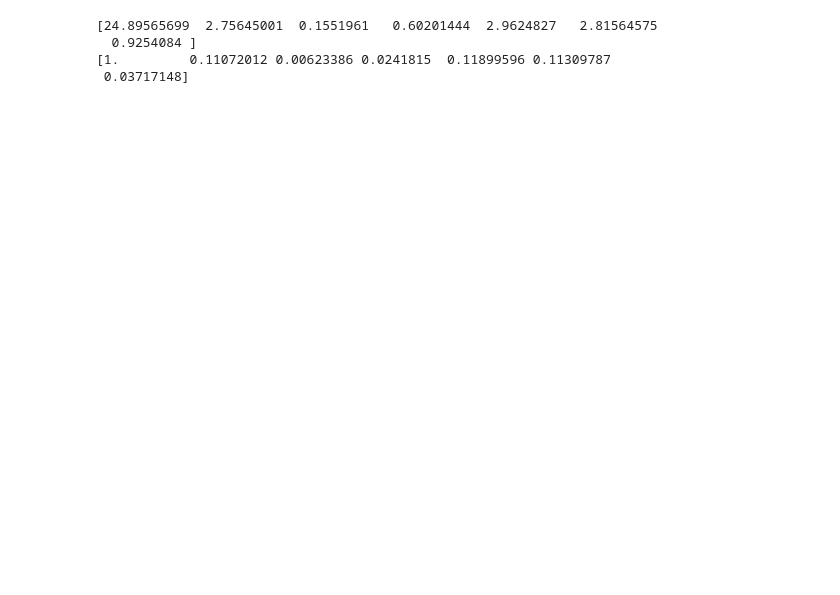
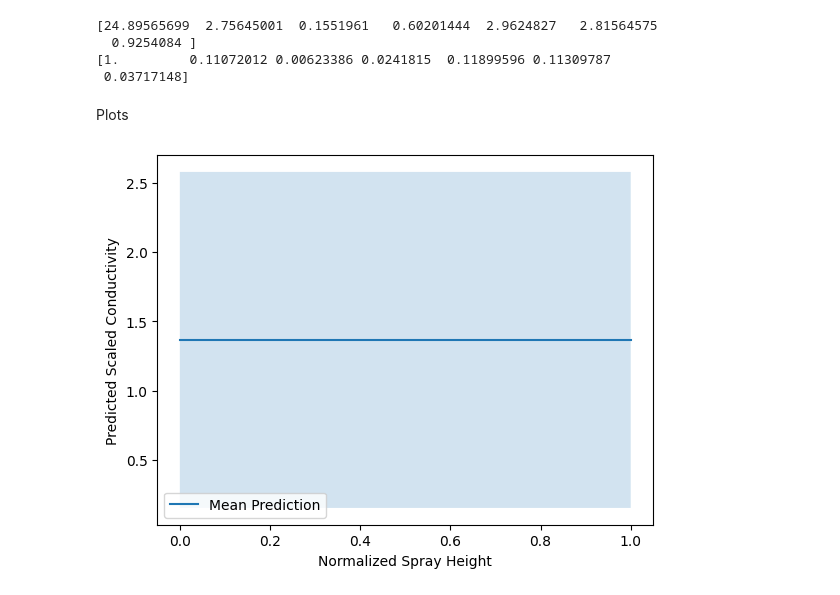
Before and after one commit to Schubydo/msc_code, a Jupyter notebook: Case_Study/chapter_6.ipynb, the cells around one changed output. Cells and saved outputs as stored; diff of their text form; code cells hidden in the pictures; blank space fills up the shorter version.

```diff
--- a/Case_Study/chapter_6.ipynb
+++ b/Case_Study/chapter_6.ipynb
@@ -231,3 +237,45 @@ print(rel_ARD_nor)
   0.9254084 ]
 [1.         0.11072012 0.00623386 0.0241815  0.11899596 0.11309787
  0.03717148]
+# %% [markdown]
+Plots
+# %%
+
+constant_features = {
+      'DMSO_content_realized': 0.5,
+      'concentration_realized': 0.5,
+      'combustion_temp_realized': 0.5,
+      'air_flow_rate_realized': 0.5,
+      'spray_flow_rate_realized': 0.5,
+      'num_passes_realized': 0.5}
+
+num = 1000
+constant_features_tensor = torch.zeros((num, len(features)), dtype=torch.double)
+spray_height_values = torch.linspace(0, 1, num).unsqueeze(1)
+
+for i, feat in enumerate(features):
+    if feat == 'spray_height_realized': # Feature here
+        constant_features_tensor[:, i] = spray_height_values.squeeze()
+    else:
+        constant_features_tensor[:, i] = constant_features[feat]
+
+with torch.no_grad():
+    pred = model.posterior(constant_features_tensor)
+    mean = pred.mean
+    st = pred.variance.sqrt()
+
+# Plot the results
+plt.figure()
+plt.plot(spray_height_values.numpy(), mean.numpy(), label='Mean Prediction')
+plt.fill_between(spray_height_values.numpy().squeeze(),
+                     (mean - st).numpy().squeeze(),
+                     (mean + st).numpy().squeeze(),
+                     alpha=0.2)
+
+plt.xlabel('Normalized Spray Height')
+plt.ylabel('Predicted Scaled Conductivity')
+plt.legend()
+
+plt.show()
+# %% [output]
+[figure, added]
```
Also changed, not shown: parts of 1 cell of this notebook, 1 other file.
